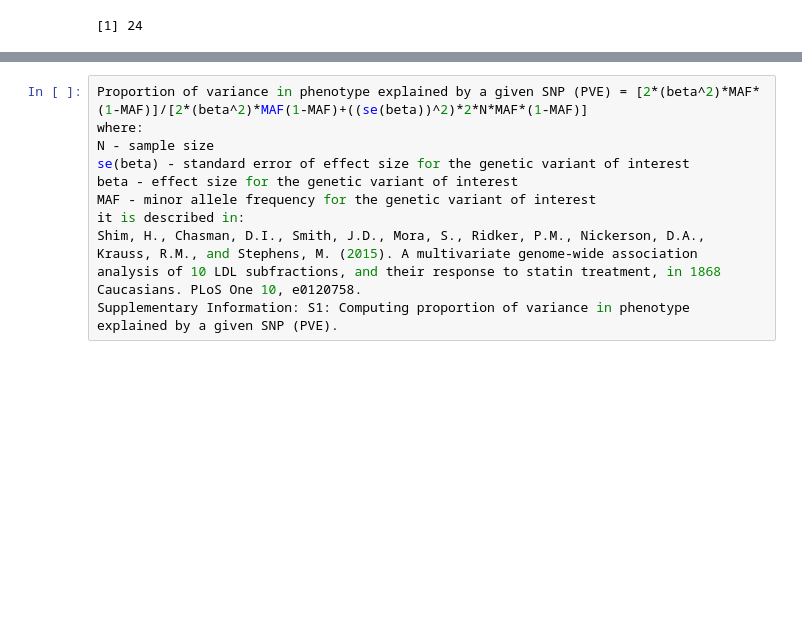
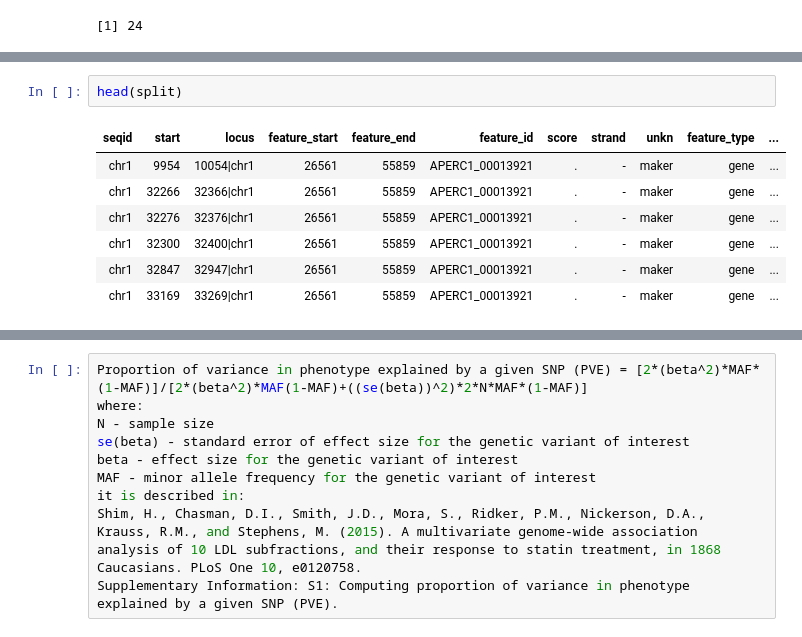
Before and after one commit to katcatalano/ClownfishGWAS, a Jupyter notebook: notebooks/plot_pcangsd_assoc.ipynb, the cells around one changed output, grey strips where cells are left out. Drawn from its saved outputs; the diff is of its cells as text; blank space fills up the shorter version.

```diff
--- a/notebooks/plot_pcangsd_assoc.ipynb
+++ b/notebooks/plot_pcangsd_assoc.ipynb
@@ -482,0 +576,10 @@ nrow(best_blast_sl)
+# %%
+head(split)
+# %% [output]
+| seqid | start | locus | feature_start | feature_end | feature_id | score | strand | unkn | feature_type | ... |
+| chr1 | 9954 | 10054|chr1 | 26561 | 55859 | APERC1_00013921 | . | - | maker | gene | ... |
+| chr1 | 32266 | 32366|chr1 | 26561 | 55859 | APERC1_00013921 | . | - | maker | gene | ... |
+| chr1 | 32276 | 32376|chr1 | 26561 | 55859 | APERC1_00013921 | . | - | maker | gene | ... |
+| chr1 | 32300 | 32400|chr1 | 26561 | 55859 | APERC1_00013921 | . | - | maker | gene | ... |
+| chr1 | 32847 | 32947|chr1 | 26561 | 55859 | APERC1_00013921 | . | - | maker | gene | ... |
+| chr1 | 33169 | 33269|chr1 | 26561 | 55859 | APERC1_00013921 | . | - | maker | gene | ... |
```
Also changed, not shown: parts of 56 cells of this notebook, 1 other file.
